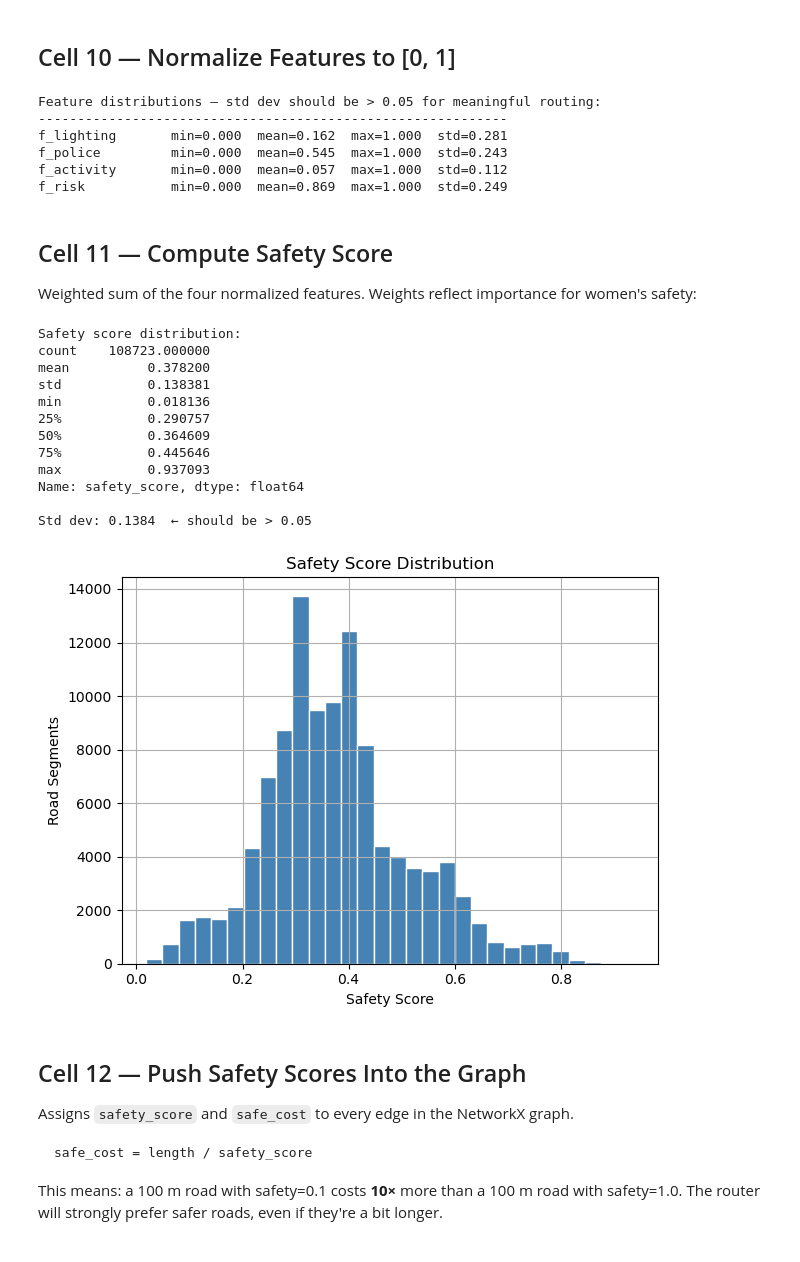
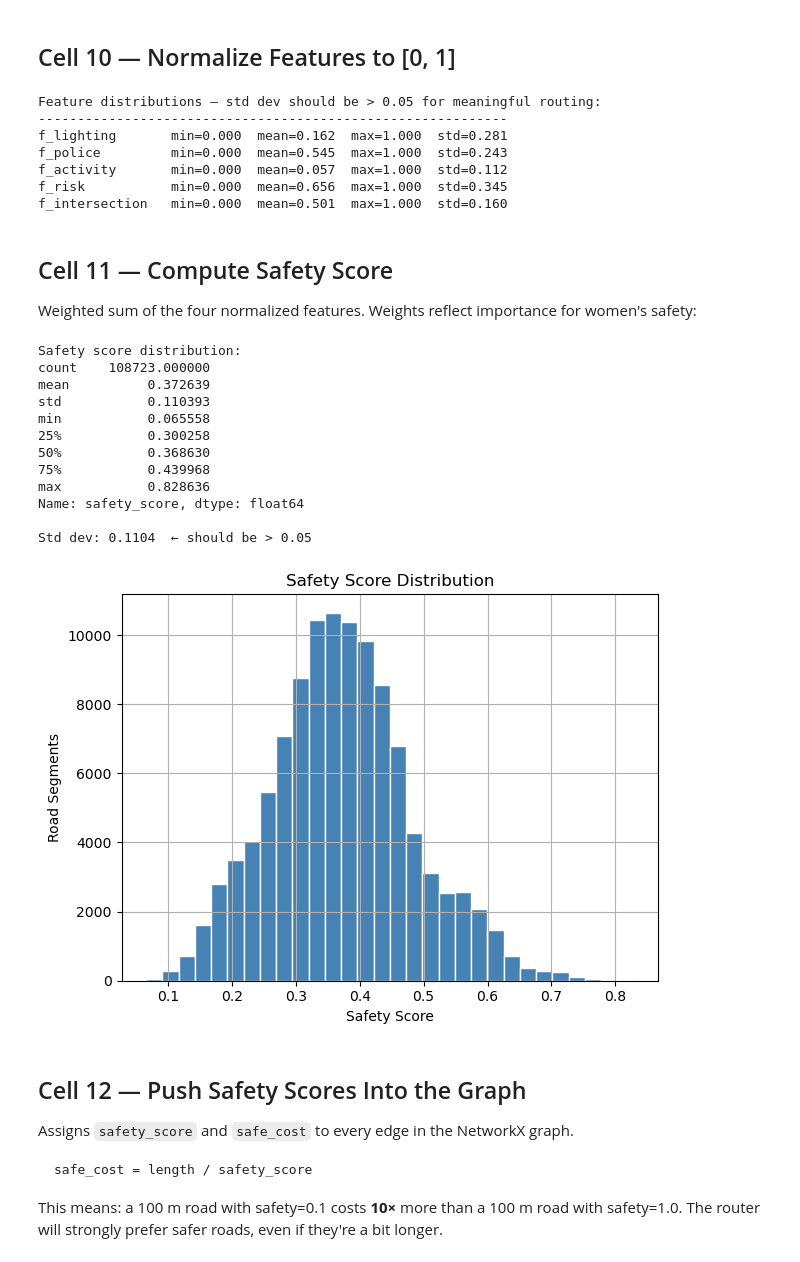
Before and after one commit to Padmin-12/SafeRoutePlanner, a Jupyter notebook: ml/safe_route_predictor (1).ipynb, the cells around one changed output. Cells and saved outputs as stored; diff of their text form; code cells hidden in the pictures.

```diff
--- a/ml/safe_route_predictor (1).ipynb
+++ b/ml/safe_route_predictor (1).ipynb
@@ -225,8 +246,10 @@ Risk sources used:
 - Industrial / construction land use
 # %%
 risk_tags = {
-    'amenity': ['bar', 'pub', 'nightclub'],
-    'landuse': ['industrial', 'construction'],
+    "amenity": ["bar", "pub", "nightclub", "atm", "bank"],
+    "landuse": ["industrial", "construction", "warehouse"],
+    "highway": ["bus_stop"],
+    "railway": ["station", "subway_entrance"],
 }
 
 risk_pois = ox.features_from_bbox(
@@ -278,13 +301,17 @@ roads['f_police'] = 1 - minmax(roads['dist_police'])
 roads['f_activity'] = np.log1p(roads['activity_count'])
 roads['f_activity'] = roads['f_activity'] / roads['f_activity'].max()
 
+roads["f_intersection"] = minmax(roads["intersection_density"])
+
 # Risk: closer to risk sources = worse → invert, cap at 200 m
 dist_risk_capped = roads['dist_risk'].clip(upper=200)
 roads['f_risk'] = minmax(dist_risk_capped)  # high value = far from risk = good
 
+
+
 print('Feature distributions — std dev should be > 0.05 for meaningful routing:')
 print('-' * 60)
-for col in ['f_lighting', 'f_police', 'f_activity', 'f_risk']:
+for col in ['f_lighting', 'f_police', 'f_activity', 'f_risk','f_intersection']:
     s = roads[col]
     print(f'{col:15s}  min={s.min():.3f}  mean={s.mean():.3f}  max={s.max():.3f}  std={s.std():.3f}')
 # %% [output]
@@ -293,49 +320,53 @@ Feature distributions — std dev should be > 0.05 for meaningful routing:
 f_lighting       min=0.000  mean=0.162  max=1.000  std=0.281
 f_police         min=0.000  mean=0.545  max=1.000  std=0.243
 f_activity       min=0.000  mean=0.057  max=1.000  std=0.112
-f_risk           min=0.000  mean=0.869  max=1.000  std=0.249
+f_risk           min=0.000  mean=0.656  max=1.000  std=0.345
+f_intersection   min=0.000  mean=0.501  max=1.000  std=0.160
 # %% [markdown]
 ## Cell 11 — Compute Safety Score
 Weighted sum of the four normalized features. Weights reflect importance for women's safety:
 # %%
-W_LIGHT    = 0.35
-W_POLICE   = 0.25
-W_ACTIVITY = 0.20
-W_RISK     = 0.20
 
-roads['safety_score'] = (
-    W_LIGHT    * roads['f_lighting']  +
-    W_POLICE   * roads['f_police']    +
-    W_ACTIVITY * roads['f_activity']  +
-    W_RISK     * roads['f_risk']
+W_LIGHT        = 0.30
+W_POLICE       = 0.20
+W_ACTIVITY     = 0.15
+W_RISK         = 0.20
+W_INTERSECTION = 0.15
+
+roads["safety_score"] = (
+    W_LIGHT        * roads["f_lighting"]      +
+    W_POLICE       * roads["f_police"]        +
+    W_ACTIVITY     * roads["f_activity"]      +
+    W_RISK         * roads["f_risk"]          +
+    W_INTERSECTION * roads["f_intersection"]
 ).clip(0, 1)
 
 print('Safety score distribution:')
 print(roads['safety_score'].describe())
 print(f"\nStd dev: {roads['safety_score'].std():.4f}  ← should be > 0.05")
 
 # Quick histogram
 roads['safety_score'].hist(bins=30, color='steelblue', edgecolor='white')
 import matplotlib.pyplot as plt
 plt.title('Safety Score Distribution')
 plt.xlabel('Safety Score')
 plt.ylabel('Road Segments')
 plt.tight_layout()
 plt.show()
 # %% [output]
 Safety score distribution:
 count    108723.000000
-mean          0.378200
-std           0.138381
-min           0.018136
-25%           0.290757
-50%           0.364609
-75%           0.445646
-max           0.937093
+mean          0.372639
+std           0.110393
+min           0.065558
+25%           0.300258
+50%           0.368630
+75%           0.439968
+max           0.828636
 Name: safety_score, dtype: float64
 
-Std dev: 0.1384  ← should be > 0.05
+Std dev: 0.1104  ← should be > 0.05
-[figure, old version]
+[figure, new version]
 # %% [markdown]
 ## Cell 12 — Push Safety Scores Into the Graph
 Assigns `safety_score` and `safe_cost` to every edge in the NetworkX graph.
```
Also changed, not shown: parts of 6 cells of this notebook, 17 other files.
